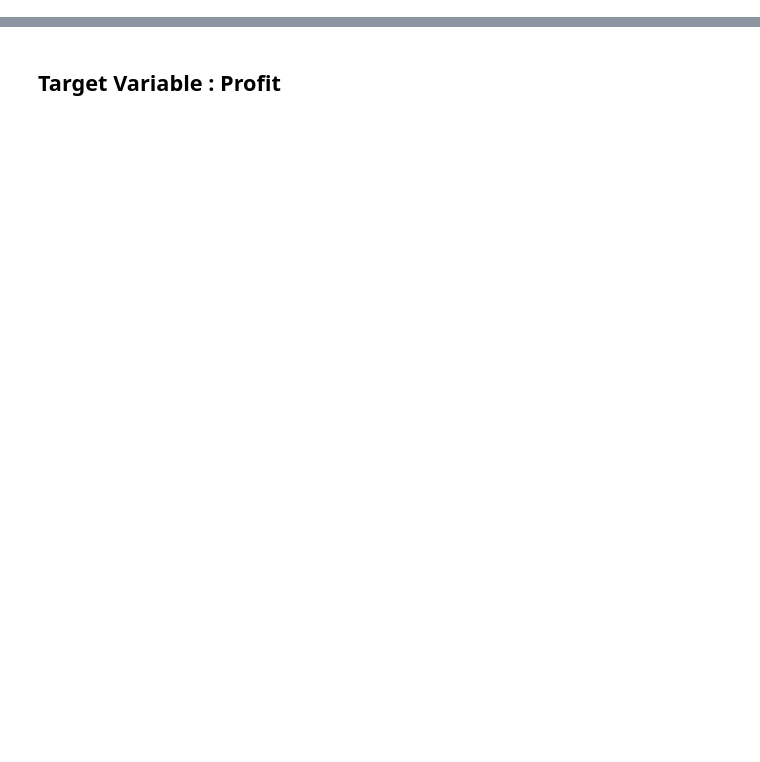
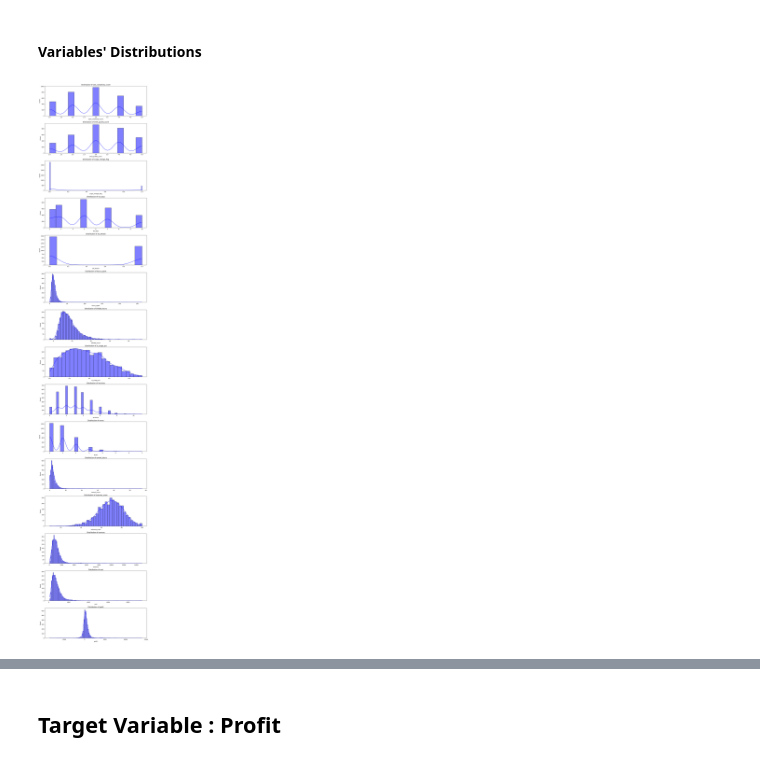
Before and after one commit to andreamammano89-maker/ML_Project_SEA_815441, a Jupyter notebook: main.ipynb, the cells around one changed output, grey strips where cells are left out. Drawn from its saved outputs; the diff is of its cells as text; code cells hidden in the pictures; blank space fills up the shorter version.

```diff
--- a/main.ipynb
+++ b/main.ipynb
@@ -59,3 +45,21 @@ Data columns (total 34 columns):
  33  content_version        3248 non-null   str
 dtypes: bool(1), float64(10), int64(5), str(18)
 memory usage: 840.7 KB
+# %%
+num_cols = df_productivity.select_dtypes(include=[np.number]).columns.tolist()
+cat_cols = df_productivity.select_dtypes(include=['object', 'string']).columns.tolist()
+bool_cols = df_productivity.select_dtypes(include=['bool', 'boolean']).columns.tolist()
+
+# Create a Markdown table layout
+md_text = f"""
+| 🔢 Numerical ({len(num_cols)}) | 🔠 Categorical ({len(cat_cols)}) | 🔘 Boolean ({len(bool_cols)}) |
+| :--- | :--- | :--- |
+"""
+
+# Zip all THREE lists together
+for num, cat, b_col in zip_longest(num_cols, cat_cols, bool_cols, fillvalue=""):
+    md_text += f"| {num} | {cat} | {b_col} |\n"
+
+# Display the table
+print("Columns Types:")
+display(Markdown(md_text))
@@ -149,0 +137,18 @@ These observations motivate a deeper investigation into the relationship between
+# %% [markdown]
+#### Variables' Distributions
+# %%
+# Create the figure and axes
+fig, axes = plt.subplots(len(num_cols), 1, figsize=(12, 4 * len(num_cols)))
+
+# Loop through columns AND the axes index
+for i, col in enumerate(num_cols):
+    # Pass the specific axis 'axes[i]' to the ax parameter
+    sns.histplot(df_productivity[col], kde=True, color='blue', label='All Data', ax=axes[i])
+
+    # Optional but recommended: Add a title so you know which plot is which
+    axes[i].set_title(f'Distribution of {col}')
+
+# Adjust layout so labels don't overlap
+plt.tight_layout()
+# %% [output]
+[figure, added]
```
Also changed, not shown: parts of 33 cells of this notebook.
